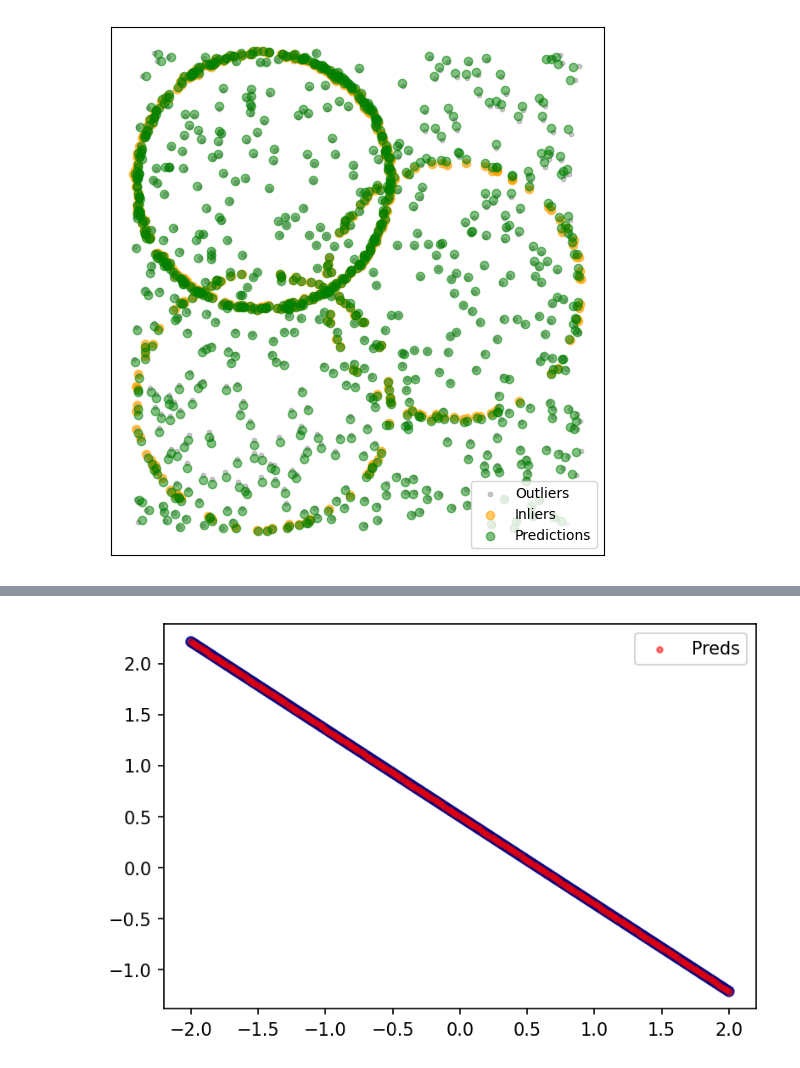
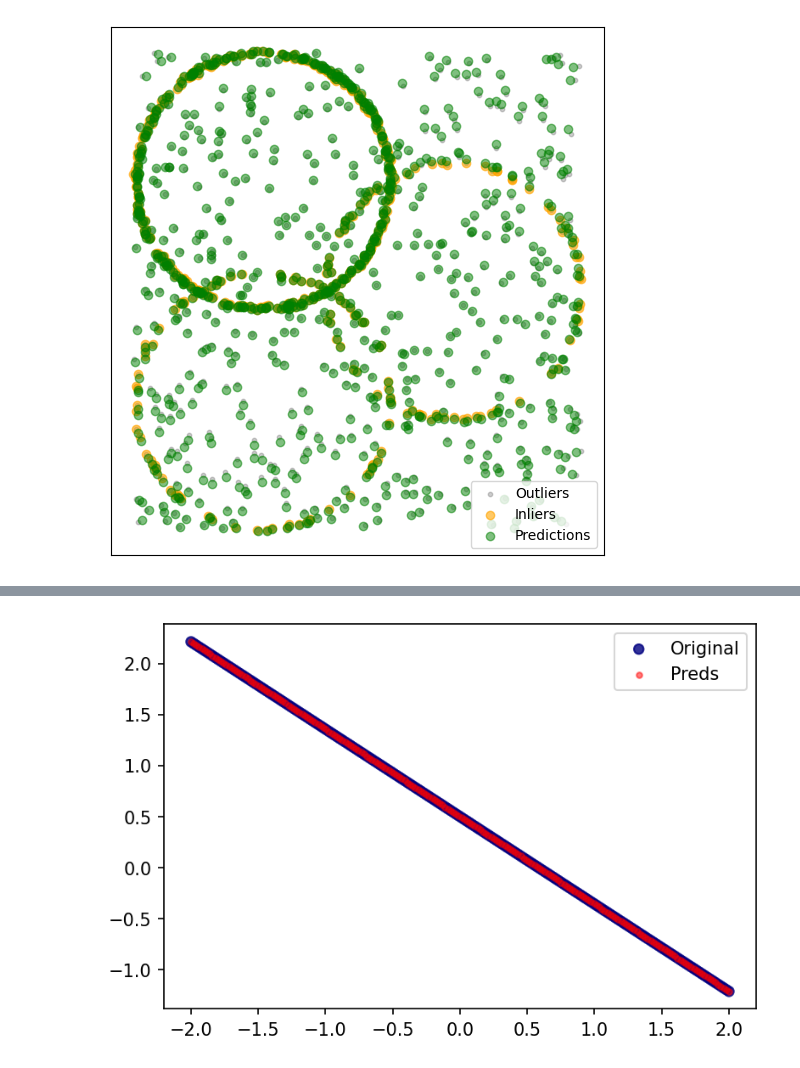
Before and after one commit to catonzio/Neural-PreferenceIsolation, a Jupyter notebook: src/projections/projections.ipynb, the cells around one changed output, grey strips where cells are left out. Cells and saved outputs as stored; diff of their text form; code cells hidden in the pictures.

```diff
--- a/src/projections/projections.ipynb
+++ b/src/projections/projections.ipynb
@@ -99,6 +108,7 @@ import seaborn as sns
 # %%
 from files.utils.dataset_creator import *
 ds, gt = create_dataset_line(num_points=200, m_s=[-0.856], q_s=[0.5], outliers_fraction=0, noise_var=0)
-ae = NeuralNetwork(neurons=[2,1,2], activation=lambda x:x)
-ae.fit(ds, 200, print_training=True);
+mss = ds#[np.random.randint(0, len(ds), 2)]
+ae = NeuralNetwork(neurons=[2,1,2], activation=lambda x: x)
+ae.fit(mss, 5000, print_training=True, lr=1e-2);
 # %% [output]
@@ -106,6 +116,8 @@ Epoch 200/200: [==============================] (100%) ETA: 0:00:00.009892 Mean
 # %%
+# ae.fit(mss, 5000, print_training=True, lr=1e-3);
 preds = ae.predict(ds)
-plot(ds, c=gt, cmap="jet", new_fig=True, alpha=0.8, s=30)
+plot(ds, c=gt, cmap="jet", new_fig=True, alpha=0.8, s=30, label="Original")
 plot(preds, label="Preds", s=10, alpha=0.5, c='r')
+# plot(mss, label="mss", c='g')
 # %% [output]
-[figure, old version]
+[figure, new version]
```
Also changed, not shown: parts of 19 cells of this notebook, 6 other files.
